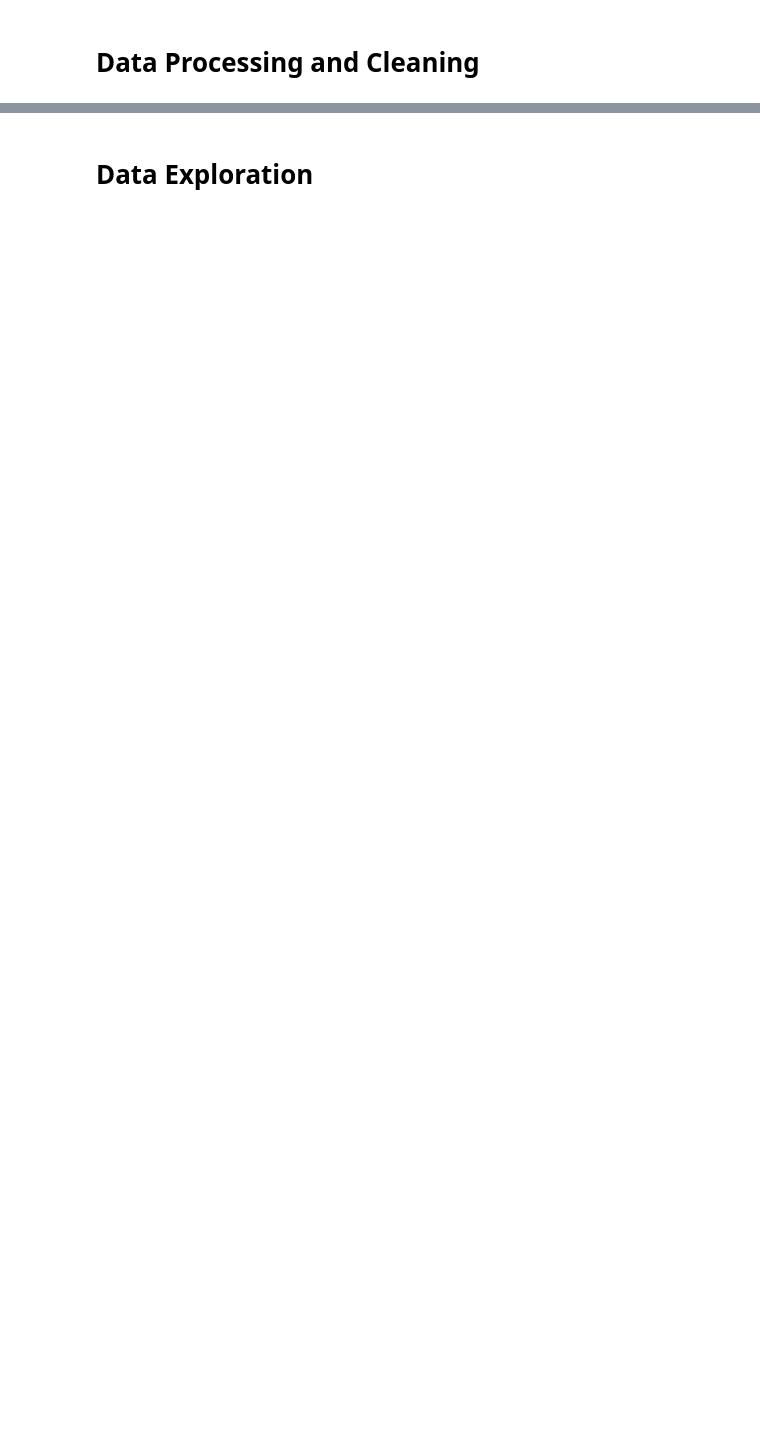
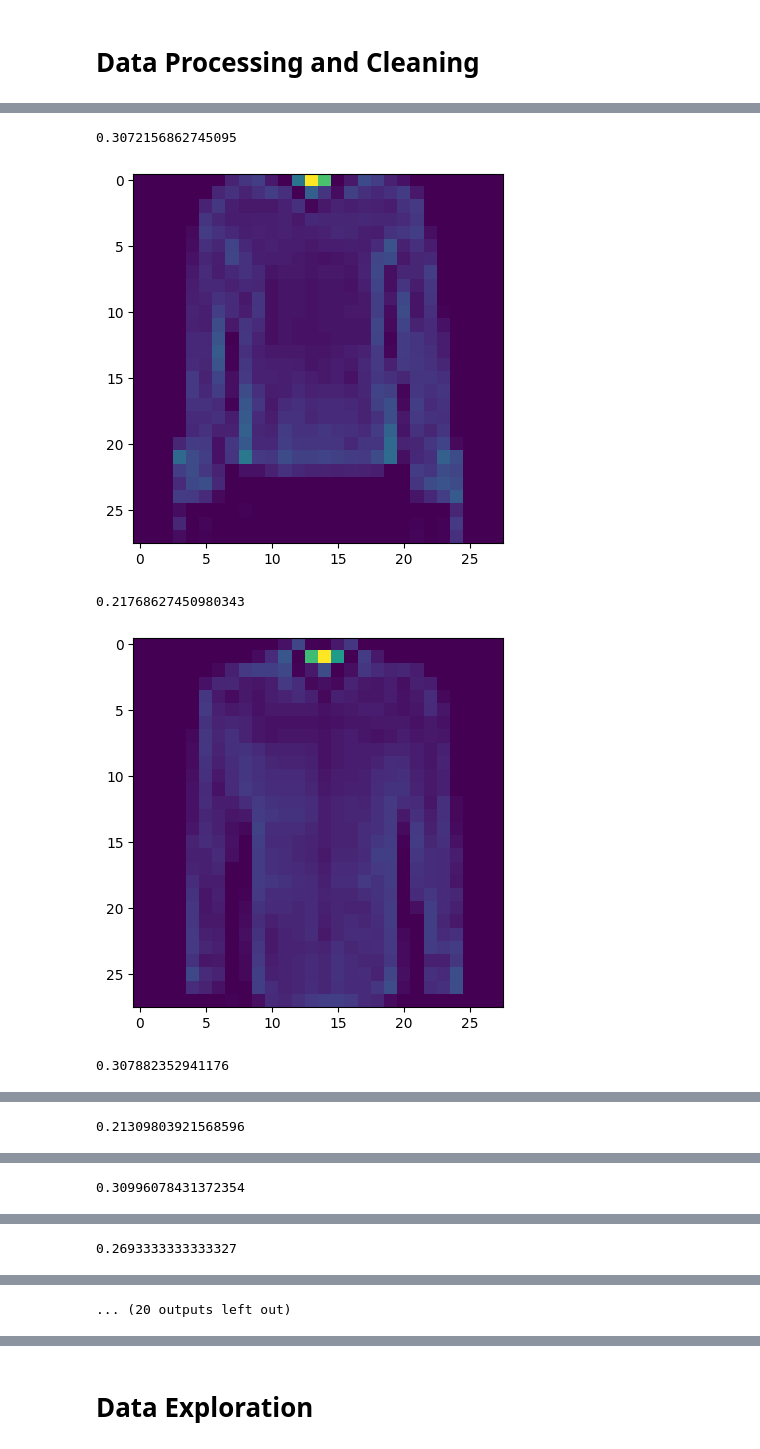
Before and after one commit to khetansarvesh/msml_602, a Jupyter notebook: Project/checkpoint2.ipynb, the cells around one changed output, grey strips where cells are left out. Cells and saved outputs as stored; diff of their text form; code cells hidden in the pictures; blank space fills up the shorter version.

```diff
--- a/Project/checkpoint2.ipynb
+++ b/Project/checkpoint2.ipynb
@@ -53,0 +171,6 @@ Dataset({
+# %%
+is_blurry_image = [cv2.Laplacian(image, cv2.CV_64F).var()<1000 for image in train_images]
+# %%
+for i in is_blurry_image:
+  if i == True:
+    print(i)
@@ -56,0 +182,2 @@ Here we first identify if there are too dark or too light images in our dataset,
+# %%
+dark_images = issue_df[issue_df['is_dark_issue'] == True].reset_index()[['index','dark_score']]
@@ -56,0 +204,12 @@ Here we first identify if there are too dark or too light images in our dataset,
+# %%
+# seeing some sample images with low information
+for score, i in zip(dark_images['dark_score'], dark_images['index']):
+  plt.imshow(train_images[i])
+  print(score)
+  plt.show()
+# %% [output]
+0.3072156862745095
+[figure, added]
+0.21768627450980343
+[figure, added]
+0.307882352941176
@@ -56,0 +217 @@ Here we first identify if there are too dark or too light images in our dataset,
+0.21309803921568596
@@ -56,0 +219 @@ Here we first identify if there are too dark or too light images in our dataset,
+0.30996078431372354
@@ -56,0 +221 @@ Here we first identify if there are too dark or too light images in our dataset,
+0.2693333333333327
@@ -56,0 +223 @@ Here we first identify if there are too dark or too light images in our dataset,
+... (20 outputs left out)
```
Also changed, not shown: parts of 54 cells of this notebook.
